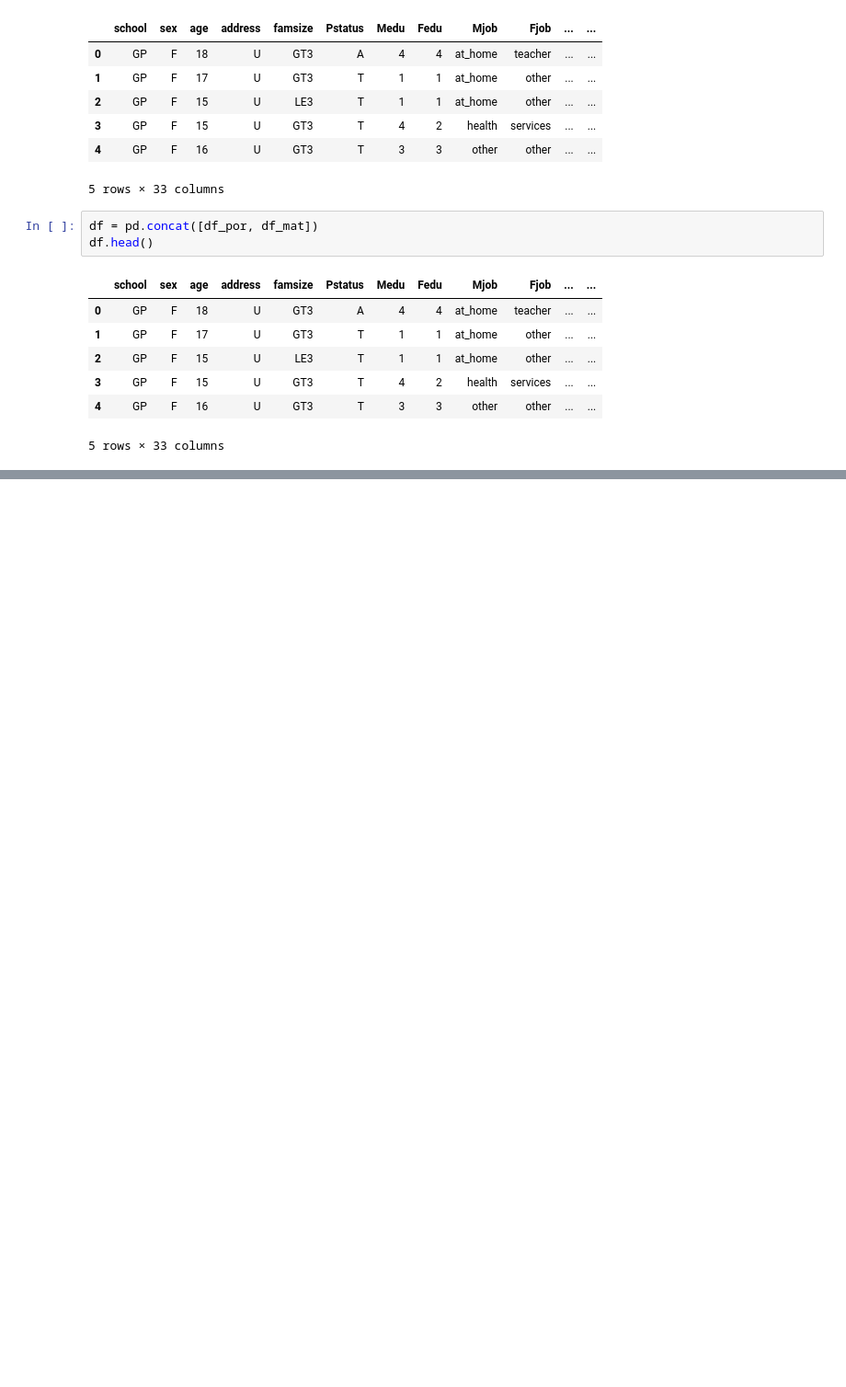
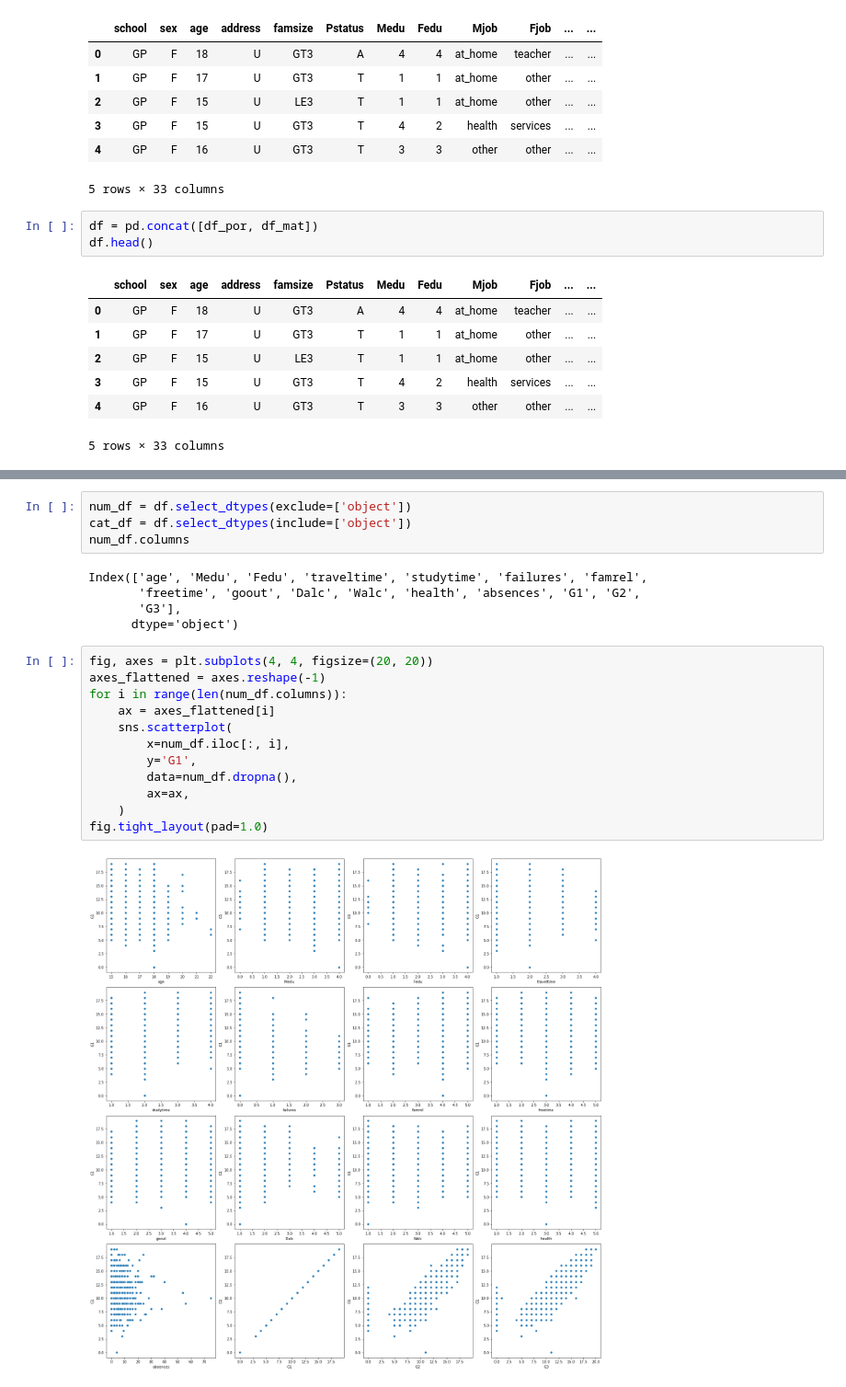
Before and after one commit to ViKarp/students, a Jupyter notebook: analis.ipynb, the cells around one changed output, grey strips where cells are left out. Shown: that part at 92% size. Drawn from its saved outputs; the diff is of its cells as text; blank space fills up the shorter version.

Commit message:
plots

```diff
--- a/analis.ipynb
+++ b/analis.ipynb
@@ -69,0 +80,23 @@ df.head()
+# %%
+num_df = df.select_dtypes(exclude=['object'])
+cat_df = df.select_dtypes(include=['object'])
+num_df.columns
+# %% [output]
+Index(['age', 'Medu', 'Fedu', 'traveltime', 'studytime', 'failures', 'famrel',
+       'freetime', 'goout', 'Dalc', 'Walc', 'health', 'absences', 'G1', 'G2',
+       'G3'],
+      dtype='object')
+# %%
+fig, axes = plt.subplots(4, 4, figsize=(20, 20))
+axes_flattened = axes.reshape(-1)
+for i in range(len(num_df.columns)):
+    ax = axes_flattened[i]
+    sns.scatterplot(
+        x=num_df.iloc[:, i],
+        y='G1',
+        data=num_df.dropna(),
+        ax=ax,
+    )
+fig.tight_layout(pad=1.0)
+# %% [output]
+[figure, added]
```
Also changed, not shown: parts of 5 cells of this notebook.
